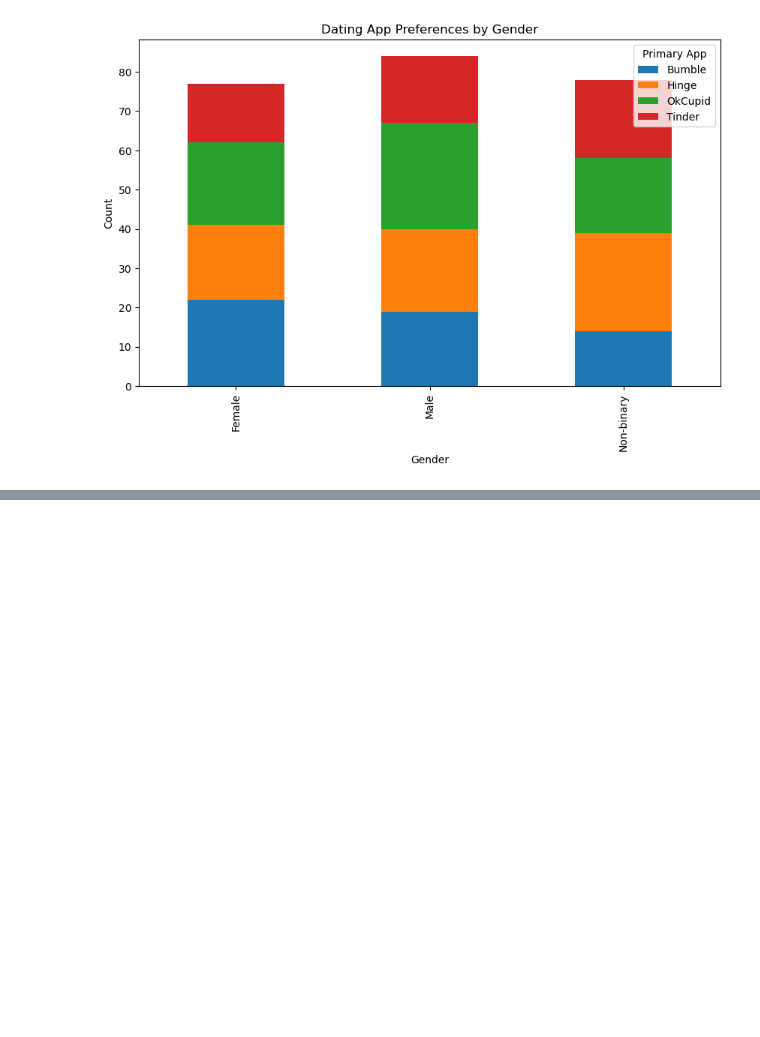
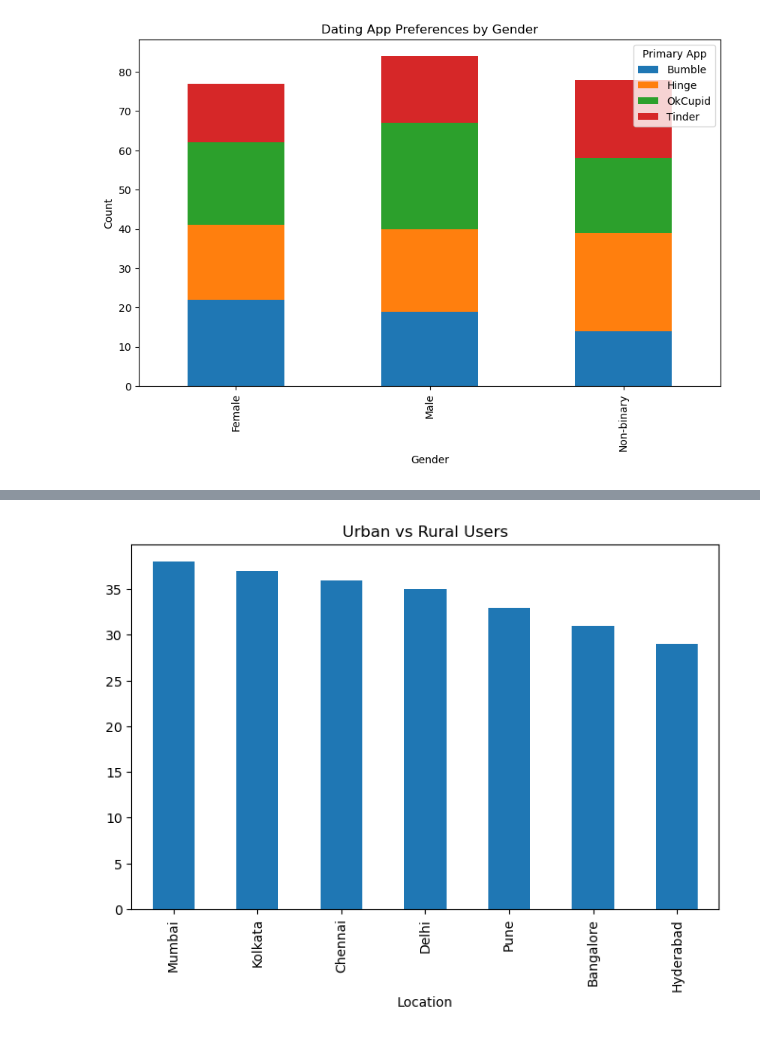
Before and after one commit to Kofi-Yankson/ML-EDA, a Jupyter notebook: version1.ipynb, the cells around one changed output, grey strips where cells are left out. Saved outputs shown, nothing was run; the diff lists cells and outputs as text; code cells hidden in the pictures; blank space fills up the shorter version.

```diff
--- a/version1.ipynb
+++ b/version1.ipynb
@@ -242,0 +265,6 @@ SyntaxError: positional argument follows keyword argument (1455236817.py, line 5
+# %%
+
+df['Location'].value_counts().plot(kind='bar', figsize=(8,5), title='Urban vs Rural Users')
+plt.show()
+# %% [output]
+[figure, added]
```
Also changed, not shown: parts of 6 cells of this notebook.
